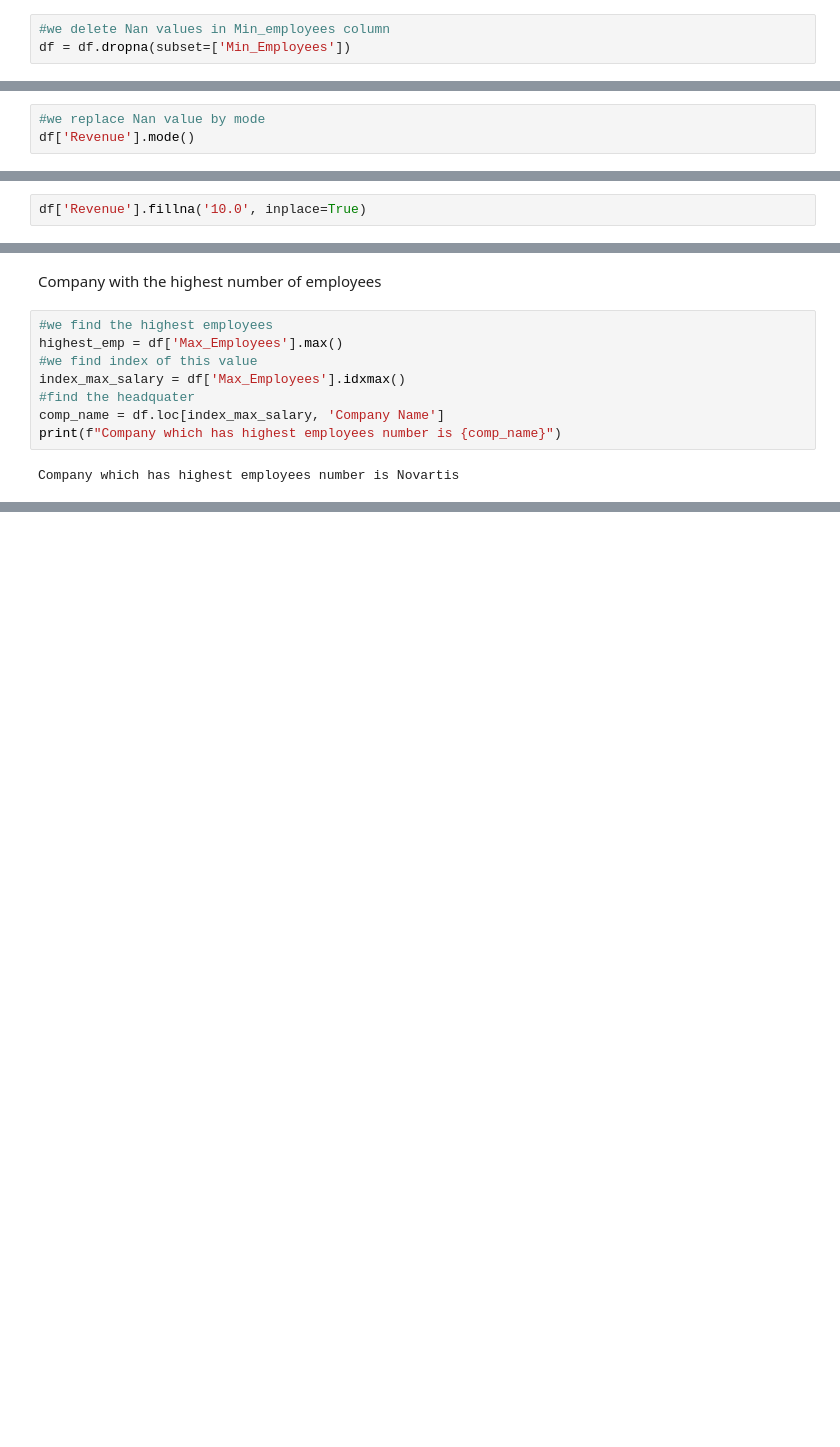
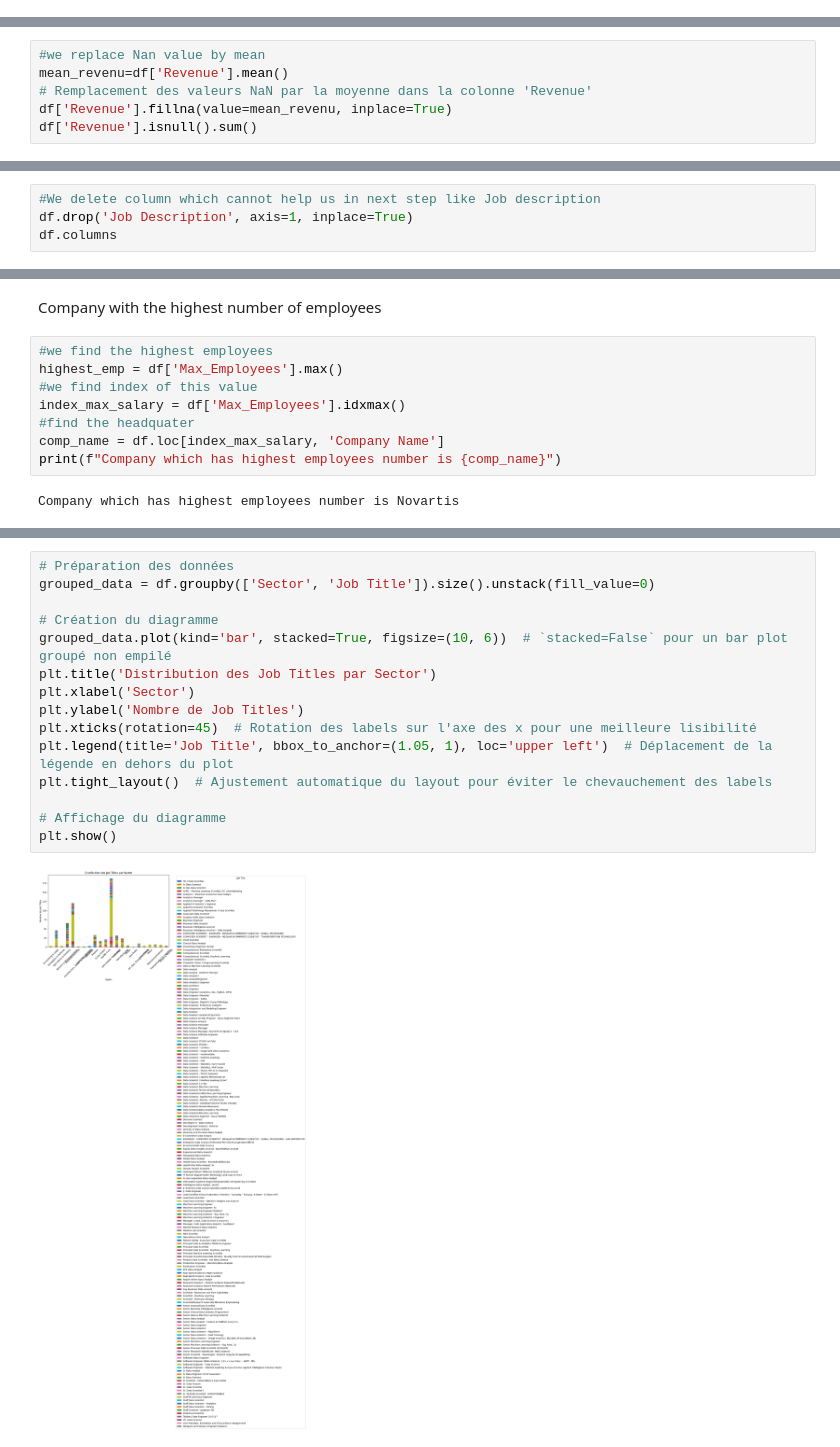
Before and after one commit to Laureoby/Jobs_dataset_cleaning, a Jupyter notebook: Jobs_cleaning.ipynb, the cells around one changed output, grey strips where cells are left out. Drawn from its saved outputs; the diff is of its cells as text; blank space fills up the shorter version.

```diff
--- a/Jobs_cleaning.ipynb
+++ b/Jobs_cleaning.ipynb
@@ -289,3 +312,0 @@ array([1.001e+03, 5.001e+03, 5.010e+02, 5.100e+01, 1.000e+04, 2.010e+02,
-# %%
-#we delete Nan values in Min_employees column
-df = df.dropna(subset=['Min_Employees'])
@@ -341,4 +347,7 @@ df['Revenue'].isnull().sum()
 # %%
-#we replace Nan value by mode
-df['Revenue'].mode()
+#we replace Nan value by mean
+mean_revenu=df['Revenue'].mean()
+# Remplacement des valeurs NaN par la moyenne dans la colonne 'Revenue'
+df['Revenue'].fillna(value=mean_revenu, inplace=True)
+df['Revenue'].isnull().sum()
 # %% [output]
@@ -347,2 +354,0 @@ Name: Revenue, dtype: float64
-# %%
-df['Revenue'].fillna('10.0', inplace=True)
@@ -353,0 +374,4 @@ See the caveats in the documentation: https://pandas.pydata.org/pandas-docs/stab
+# %%
+#We delete column which cannot help us in next step like Job description
+df.drop('Job Description', axis=1, inplace=True)
+df.columns
@@ -497,0 +531,17 @@ print(f"Industry which has highest revenue is {name_industrie}")
+# %%
+# Préparation des données
+grouped_data = df.groupby(['Sector', 'Job Title']).size().unstack(fill_value=0)
+
+# Création du diagramme
+grouped_data.plot(kind='bar', stacked=True, figsize=(10, 6))  # `stacked=False` pour un bar plot groupé non empilé
+plt.title('Distribution des Job Titles par Sector')
+plt.xlabel('Sector')
+plt.ylabel('Nombre de Job Titles')
+plt.xticks(rotation=45)  # Rotation des labels sur l'axe des x pour une meilleure lisibilité
+plt.legend(title='Job Title', bbox_to_anchor=(1.05, 1), loc='upper left')  # Déplacement de la légende en dehors du plot
+plt.tight_layout()  # Ajustement automatique du layout pour éviter le chevauchement des labels
+
+# Affichage du diagramme
+plt.show()
+# %% [output]
+[figure, added]
```
Also changed, not shown: parts of 54 cells of this notebook.
